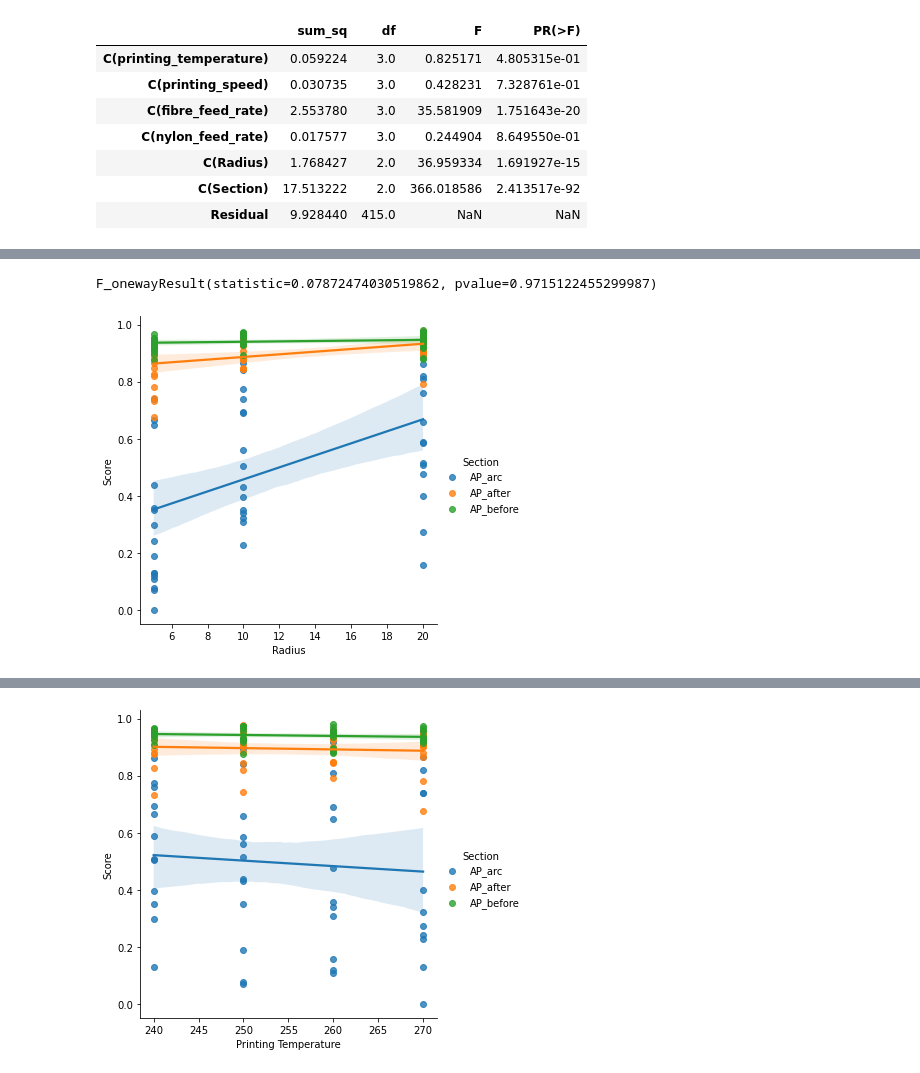
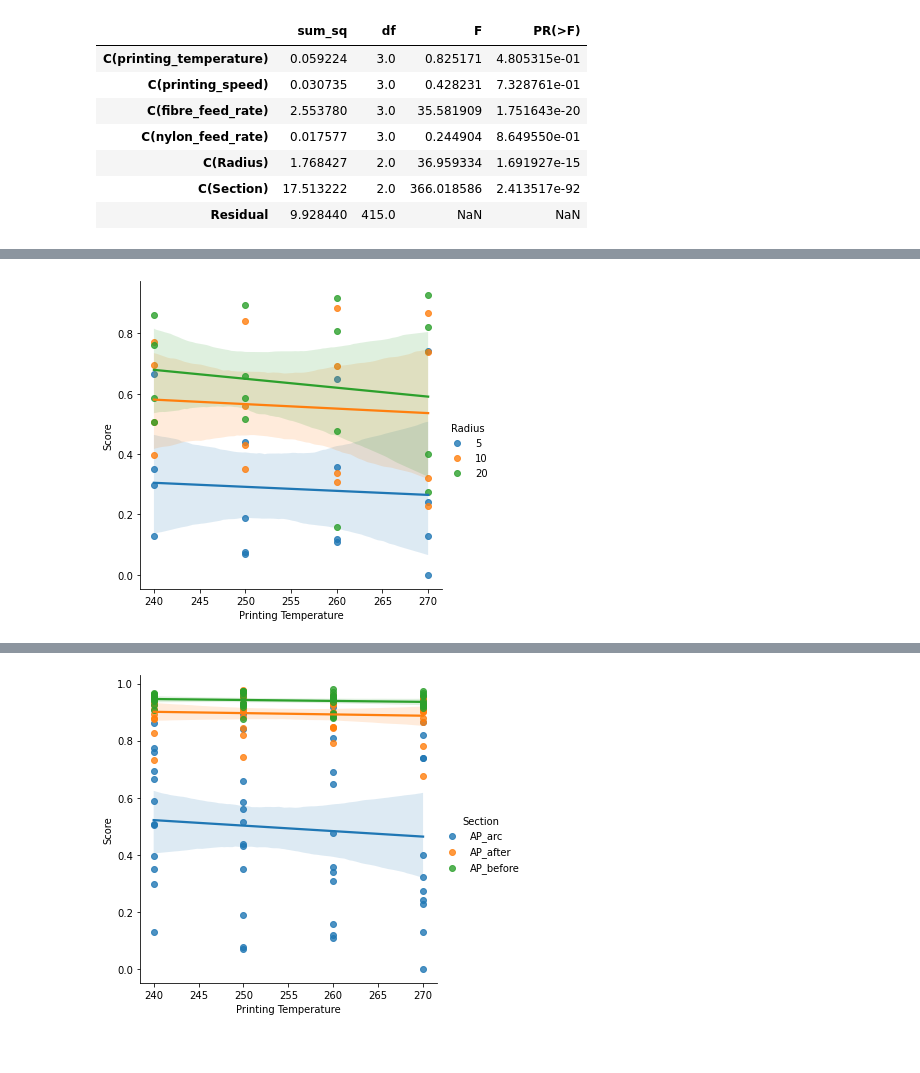
Before and after one commit to ZijueChen/Carbon-Fiber-Detection, a Jupyter notebook: Carbon Fiber Detection.ipynb, the cells around one changed output, grey strips where cells are left out. Drawn from its saved outputs; the diff is of its cells as text; code cells hidden in the pictures.

```diff
--- a/Carbon Fiber Detection.ipynb
+++ b/Carbon Fiber Detection.ipynb
@@ -194,12 +198 @@ F_onewayResult(statistic=78.52188351822414, pvalue=1.7424972167478262e-40)
-# %%
-# Get df groupby different parameters
-column = 'Arc Nylon Feed Rate'
-performance1 = list(df[df[column]==0.6]['Score'])
-performance2 = list(df[df[column]==0.8]['Score'])
-performance3 = list(df[df[column]==1]['Score'])
-performance4 = list(df[df[column]==1.2]['Score'])
-# Conduct the one-way ANOVA
-f_oneway(performance1, performance2, performance3, performance4)
-# %% [output]
-F_onewayResult(statistic=0.07872474030519862, pvalue=0.9715122455299987)
 # %%
@@ -209,17 +202,20 @@ mean_df = df.groupby(['Printing Temperature', 'Printing Speed','Fibre Feed Rate'
 # mean_df.to_excel('Grouped_AP_summary.xlsx')
 # %%
-new_df = mean_df.reset_index()
+# new_df = mean_df.reset_index()
+# new_df.head()
+# %%
+arc_df = new_df[(new_df['Section']=='AP_arc')]
 # %%
 # sns.set_theme(style="ticks")
 # df = pd.read_excel('New_AP_summary.xlsx', sheet_name='Sheet1')
 # Load the penguins dataset
 # penguins = sns.load_dataset(df)
 
 # Show the joint distribution using kernel density estimation
 g = sns.lmplot(
-    data=new_df,
-    x="Radius", y="Score", hue="Section",
+    data=arc_df,
+    x="Printing Temperature", y="Score", hue="Radius",
     height=5
 )
 # %% [output]
-[figure, old version]
+[figure, new version]
```
Also changed, not shown: parts of 21 cells of this notebook, 1 other file.
